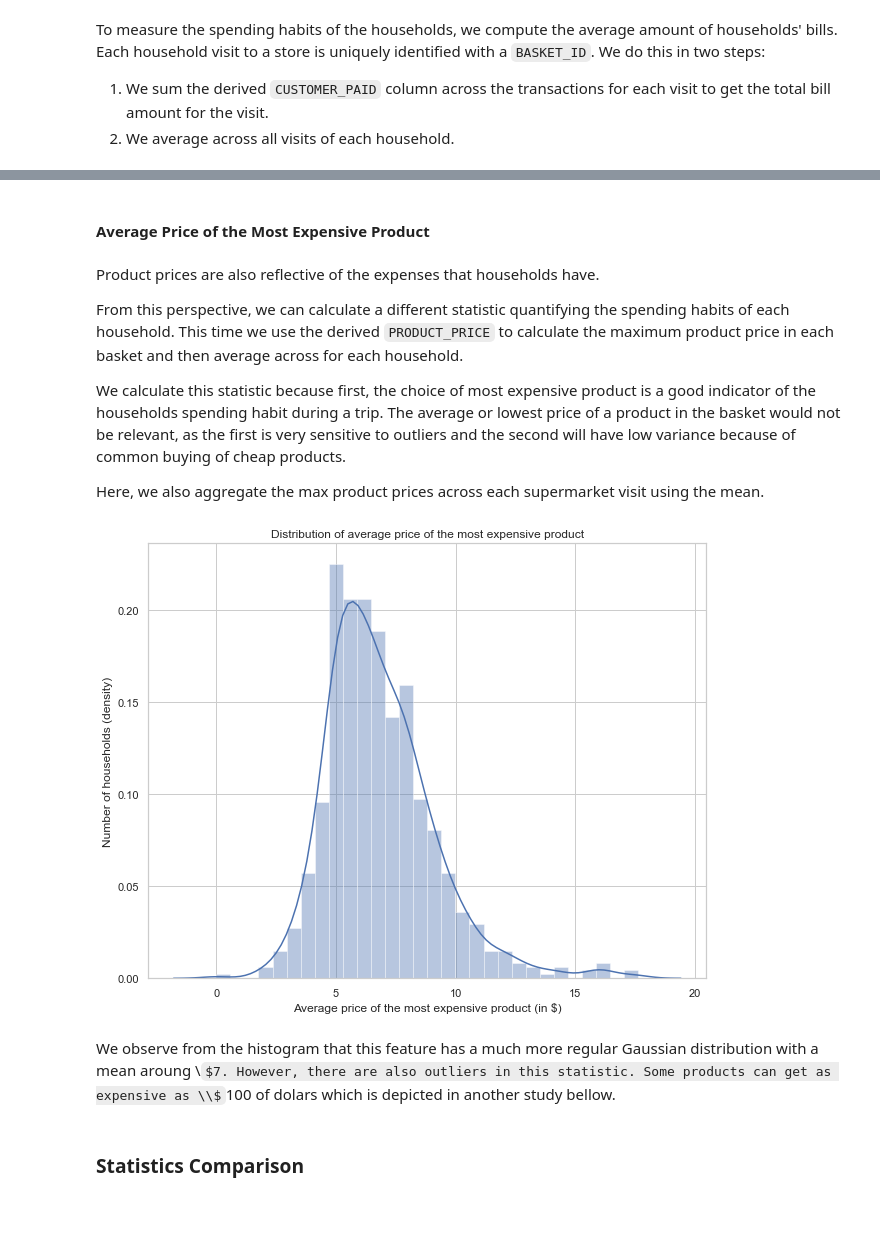
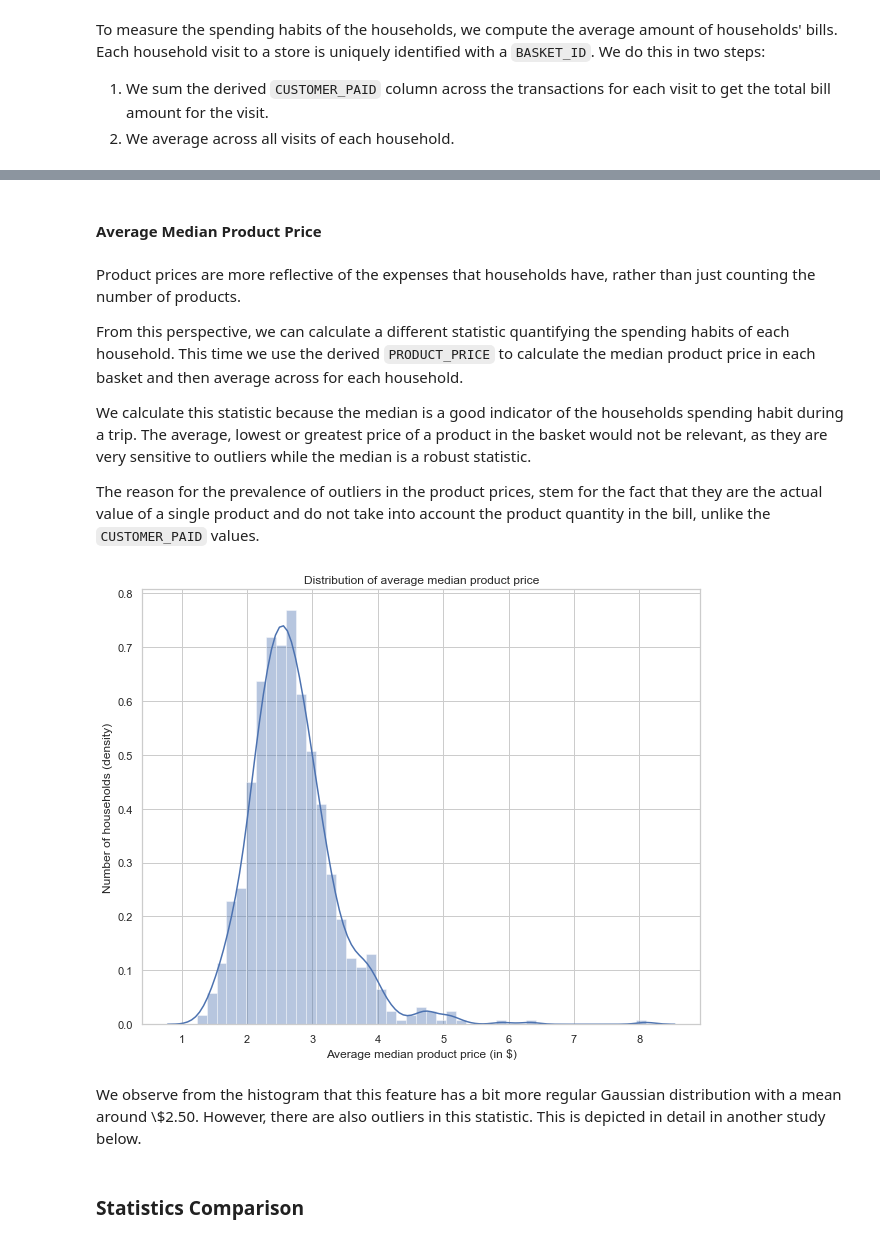
Before and after one commit to BoschSamuel/ADA_Project_2019, a Jupyter notebook: main.ipynb, the cells around one changed output, grey strips where cells are left out. Saved outputs shown, nothing was run; the diff lists cells and outputs as text; code cells hidden in the pictures; some formulas as TeX source; blank space fills up the shorter version.

Commit message:
Improve analysis on metrics measuring expenses, add first version of new clustering approach, small clean-up

```diff
--- a/main.ipynb
+++ b/main.ipynb
@@ -218,5 +218,5 @@ df_transaction_data_cleaned[df_transaction_data_cleaned['CUSTOMER_PAID'] < 0].he
 That's the effect of campaigns! During campaigns, that the stores and their customers participate in, coupons can be used to reduce the amount the customer needed to pay for a product. As these coupons usually have fixed discounts, if the discount awarded is higher that the product price we get negative values when calculating the amount payed by the customer. As this is not what really happened (the customer payed \\$0 instead of receiving money from the store), we clamp these negative values to 0 in order for our subsequent analyses to be correct.
 # %%
 # For all of these transactions, clamp the customer payment amount to 0
-df_transaction_data_cleaned[df_transaction_data_cleaned['CUSTOMER_PAID'] < 0] = 0
+df_transaction_data_cleaned.loc[df_transaction_data_cleaned['CUSTOMER_PAID'] < 0, 'CUSTOMER_PAID'] = 0
 # %% [markdown]
@@ -420,32 +450,32 @@ On average, people spend around \\$30 at a local retailer, which is kind off exp
 # %% [markdown]
-#### Average Price of the Most Expensive Product
+#### Average Median Product Price
 # %% [markdown]
-Product prices are also reflective of the expenses that households have.
+Product prices are more reflective of the expenses that households have, rather than just counting the number of products.
 
-From this perspective, we can calculate a different statistic quantifying the spending habits of each household. This time we use the derived `PRODUCT_PRICE` to calculate the maximum product price in each basket and then average across for each household.
+From this perspective, we can calculate a different statistic quantifying the spending habits of each household. This time we use the derived `PRODUCT_PRICE` to calculate the median product price in each basket and then average across for each household.
 
-We calculate this statistic because first, the choice of most expensive product is a good indicator of the households spending habit during a trip. The average or lowest price of a product in the basket would not be relevant, as the first is very sensitive to outliers and the second will have low variance because of common buying of cheap products.
+We calculate this statistic because the median is a good indicator of the households spending habit during a trip. The average, lowest or greatest price of a product in the basket would not be relevant, as they are very sensitive to outliers while the median is a robust statistic.
 
-Here, we also aggregate the max product prices across each supermarket visit using the mean.
+The reason for the prevalence of outliers in the product prices, stem for the fact that they are the actual value of a single product and do not take into account the product quantity in the bill, unlike the `CUSTOMER_PAID` values.
 # %%
-df_households_basket_max_product_price = df_households_transactions \
+df_households_basket_median_product_price = df_households_transactions \
     .groupby(['household_key', 'BASKET_ID'])['PRODUCT_PRICE'] \
-    .max()
+    .median()
 
-df_households_basket_max_product_price_average = df_households_basket_max_product_price.groupby('household_key').mean()
+df_households_basket_median_product_price_average = df_households_basket_median_product_price.groupby('household_key').mean()
 # %%
 f, ax = plt.subplots(figsize=(10, 8))
 
-sns.distplot(df_households_basket_max_product_price_average)
-ax.set_title('Distribution of average price of the most expensive product')
-ax.set_xlabel('Average price of the most expensive product (in $)')
+sns.distplot(df_households_basket_median_product_price_average)
+ax.set_title('Distribution of average median product price')
+ax.set_xlabel('Average median product price (in $)')
 ax.set_ylabel('Number of households (density)')
 
 plt.show()
 # %% [output]
-[figure, old version]
+[figure, new version]
 # %% [markdown]
-We observe from the histogram that this feature has a much more regular Gaussian distribution with a mean aroung \\$7. However, there are also outliers in this statistic. Some products can get as expensive as \\$100 of dolars which is depicted in another study bellow.
+We observe from the histogram that this feature has a bit more regular Gaussian distribution with a mean around \\$2\.50. However, there are also outliers in this statistic. This is depicted in detail in another study below.
 # %% [markdown]
 ### Statistics Comparison
 # %% [markdown]
```
Also changed, not shown: parts of 44 cells of this notebook.
